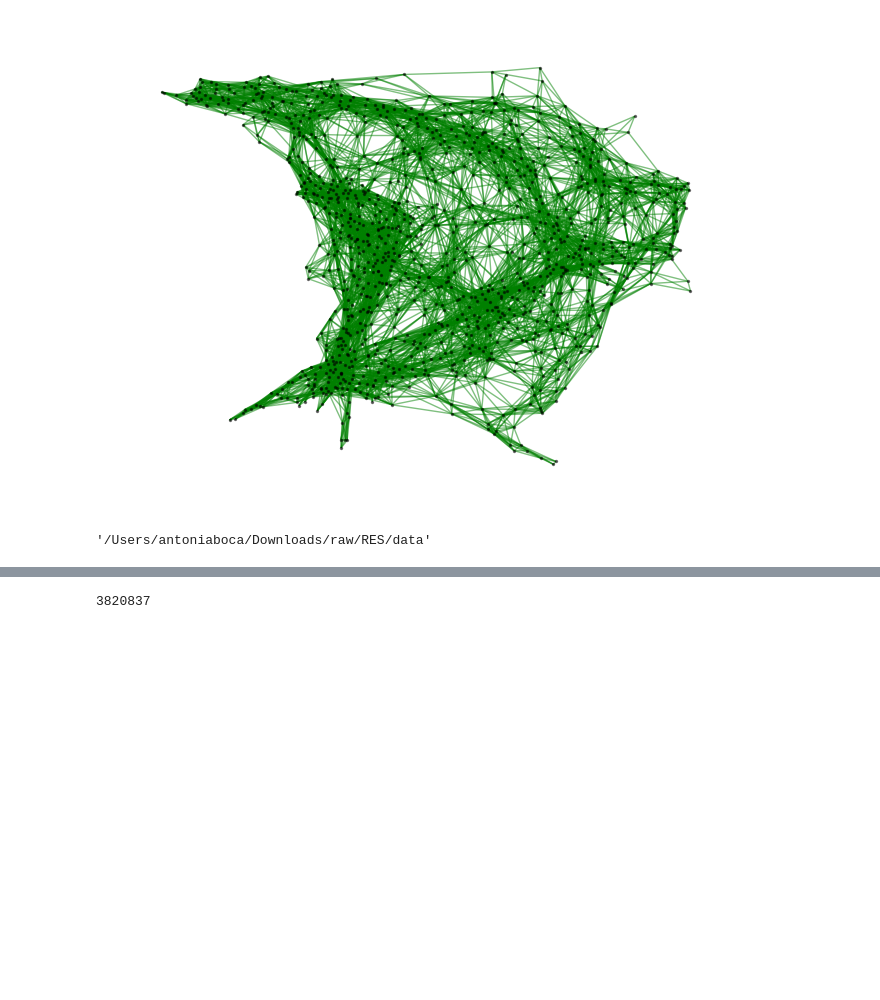
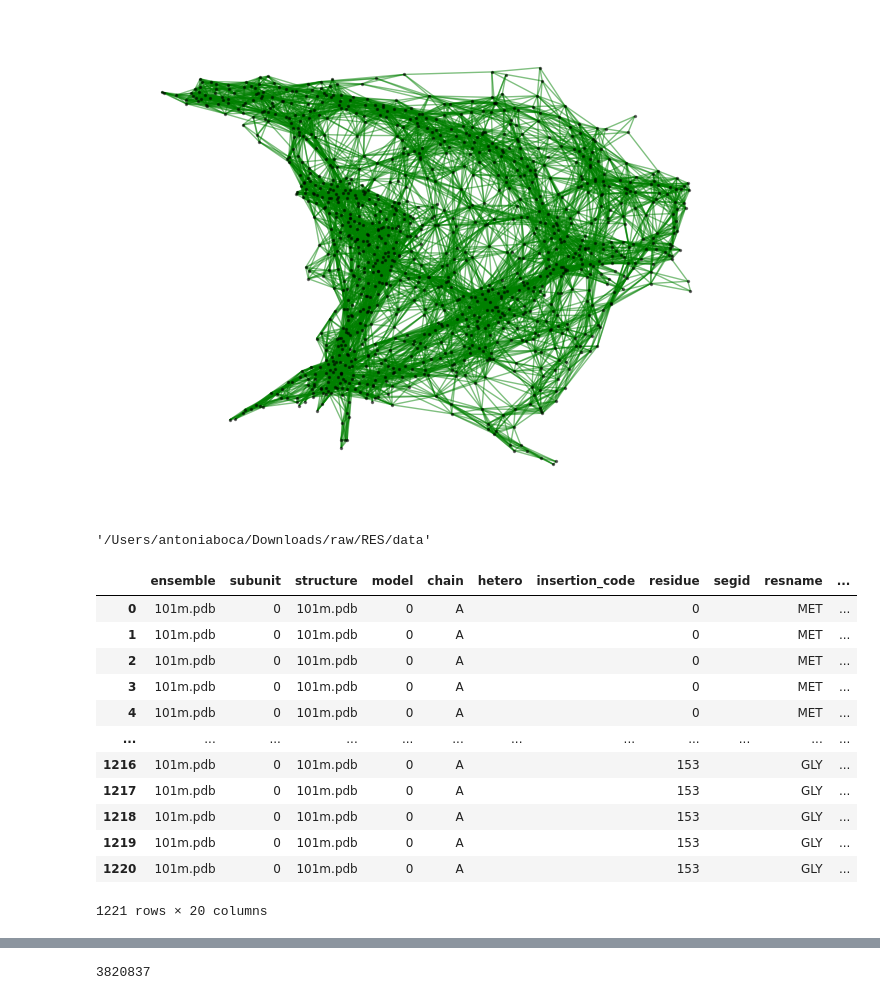
Before and after one commit to semiluna/partIII-amino-acid-prediction, a Jupyter notebook: gvp_antonia/data_visualisation.ipynb, the cells around one changed output, grey strips where cells are left out. Cells and saved outputs as stored; diff of their text form; code cells hidden in the pictures; blank space fills up the shorter version.

```diff
--- a/gvp-antonia/data_visualisation.ipynb
+++ b/gvp_antonia/data_visualisation.ipynb
@@ -117,3 +117,19 @@ with open(indices, 'r') as handle:
 # %%
 from atom3d.datasets import LMDBDataset
 dataset = LMDBDataset(DATASET_PATH)
+# %%
+atoms
+# %% [output]
+|  | ensemble | subunit | structure | model | chain | hetero | insertion_code | residue | segid | resname | ... |
+| 0 | 101m.pdb | 0 | 101m.pdb | 0 | A |  |  | 0 |  | MET | ... |
+| 1 | 101m.pdb | 0 | 101m.pdb | 0 | A |  |  | 0 |  | MET | ... |
+| 2 | 101m.pdb | 0 | 101m.pdb | 0 | A |  |  | 0 |  | MET | ... |
+| 3 | 101m.pdb | 0 | 101m.pdb | 0 | A |  |  | 0 |  | MET | ... |
+| 4 | 101m.pdb | 0 | 101m.pdb | 0 | A |  |  | 0 |  | MET | ... |
+| ... | ... | ... | ... | ... | ... | ... | ... | ... | ... | ... | ... |
+| 1216 | 101m.pdb | 0 | 101m.pdb | 0 | A |  |  | 153 |  | GLY | ... |
+| 1217 | 101m.pdb | 0 | 101m.pdb | 0 | A |  |  | 153 |  | GLY | ... |
+| 1218 | 101m.pdb | 0 | 101m.pdb | 0 | A |  |  | 153 |  | GLY | ... |
+| 1219 | 101m.pdb | 0 | 101m.pdb | 0 | A |  |  | 153 |  | GLY | ... |
+| 1220 | 101m.pdb | 0 | 101m.pdb | 0 | A |  |  | 153 |  | GLY | ... |
+1221 rows × 20 columns
```
Also changed, not shown: parts of 9 cells of this notebook, 29 other files.
